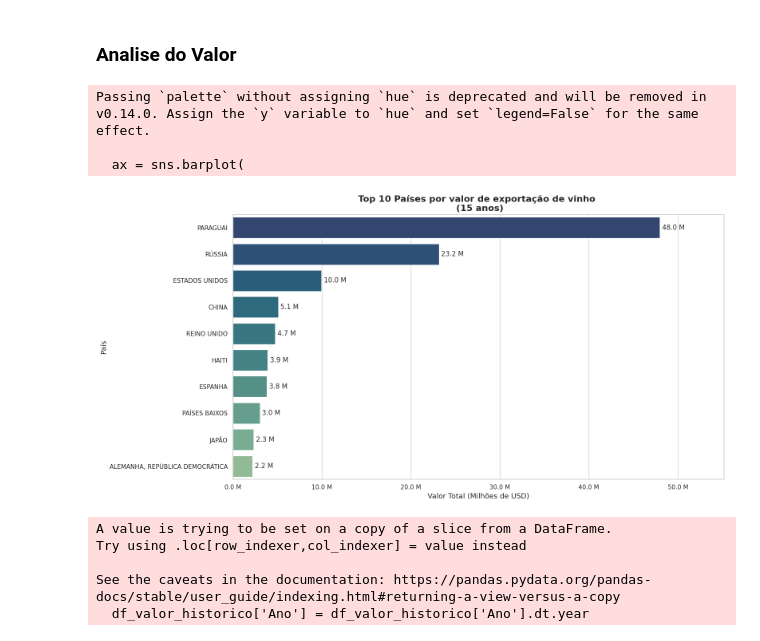
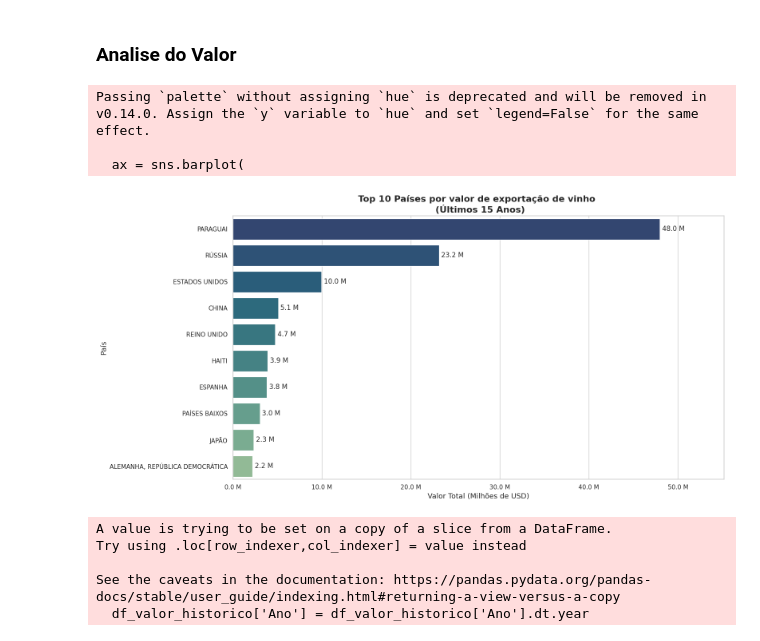
Before and after one commit to Maradonas/FIAP-TECH-CHALLENGER-1, a Jupyter notebook: Exportacao.ipynb, the cells around one changed output. Drawn from its saved outputs; the diff is of its cells as text; code cells hidden in the pictures.

```diff
--- a/Exportacao.ipynb
+++ b/Exportacao.ipynb
@@ -218,35 +218,35 @@ df_plot = df_plot.sort_values('Valor_milhoes', ascending=False)
 # Configura o gráfico
 plt.figure(figsize=(16, 8))
 ax = sns.barplot(
     data=df_plot,
     y='Pais',
     x='Valor_milhoes',
     palette='crest_r',
     dodge=False
 )
 
 
 # Adiciona rótulos nas barras
 for container in ax.containers:
     ax.bar_label(container, fmt='%.1f M', label_type='edge', padding=4)
 
 # Configura título e eixos
-plt.title('Top 10 Países por valor de exportação de vinho \n (15 anos)',
+plt.title('Top 10 Países por valor de exportação de vinho \n (Últimos 15 Anos)',
           fontsize=16, weight='bold')
 plt.xlabel('Valor Total (Milhões de USD)', fontsize=13)
 plt.ylabel('País', fontsize=13)
 ax.xaxis.set_major_formatter(mtick.FuncFormatter(lambda x, _: f'{x:.1f} M'))
 
 # Ajusta limites do eixo X
 plt.xlim(0, df_plot['Valor_milhoes'].max() * 1.15)
 
 plt.tight_layout()
 plt.show()
 # %% [output]
 Passing `palette` without assigning `hue` is deprecated and will be removed in v0.14.0. Assign the `y` variable to `hue` and set `legend=False` for the same effect.
 
   ax = sns.barplot(
-[figure, old version]
+[figure, new version]
 # %%
 df_valor_historico['Ano'] = df_valor_historico['Ano'].dt.year
 # %% [output]
```
Also changed, not shown: parts of 5 cells of this notebook.
